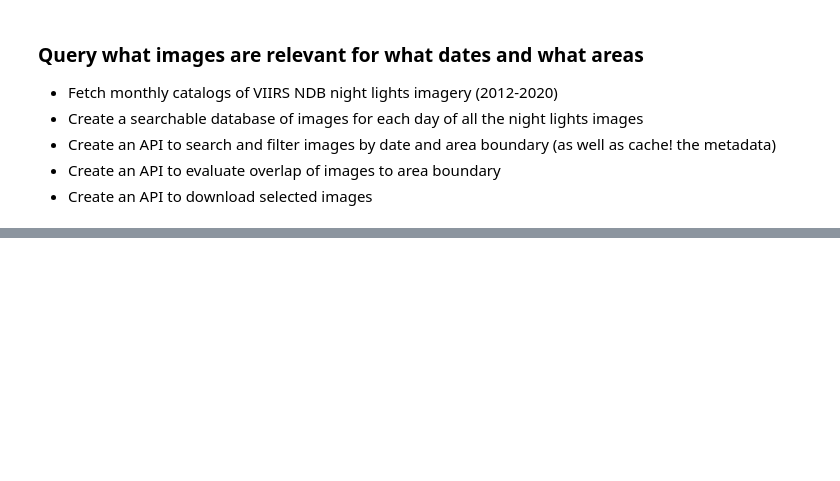
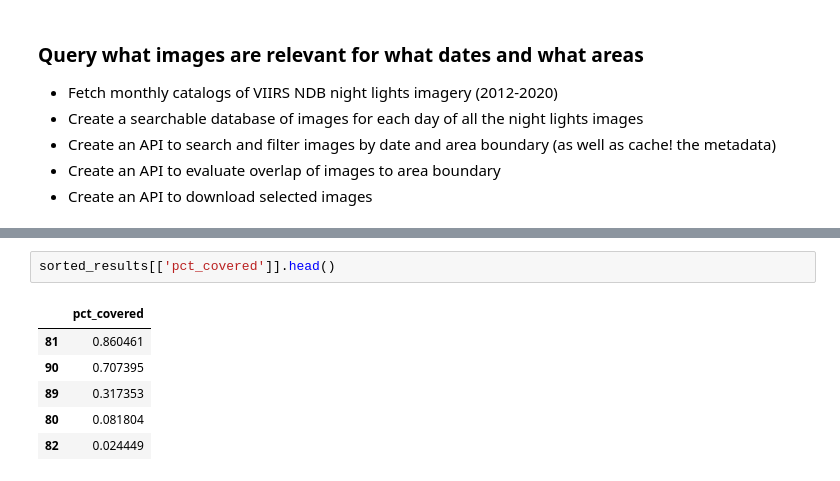
Before and after one commit to butchland/ntlights-processing-utils, a Jupyter notebook: nbs/index.ipynb, the cells around one changed output, grey strips where cells are left out. Cells and saved outputs as stored; diff of their text form; blank space fills up the shorter version.

```diff
--- a/nbs/index.ipynb
+++ b/nbs/index.ipynb
@@ -28,0 +96,9 @@ from ntlights_processing_utils.core import *
+# %%
+sorted_results[['pct_covered']].head()
+# %% [output]
+|  | pct_covered |
+| 81 | 0.860461 |
+| 90 | 0.707395 |
+| 89 | 0.317353 |
+| 80 | 0.081804 |
+| 82 | 0.024449 |
```
Also changed, not shown: parts of 23 cells of this notebook, 2 other files.
